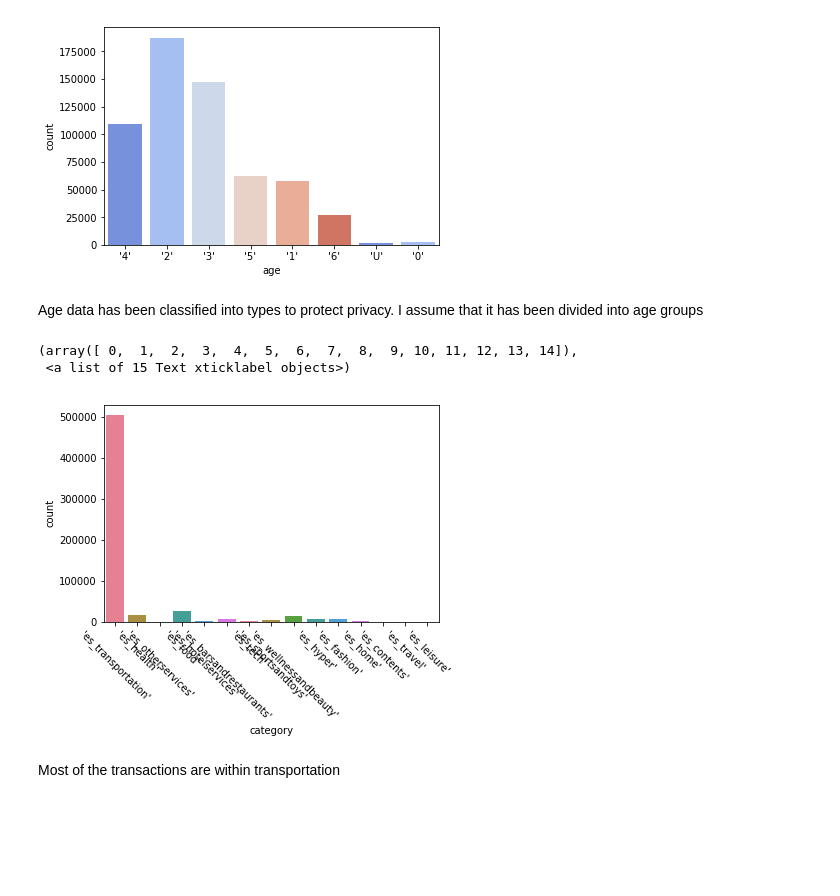
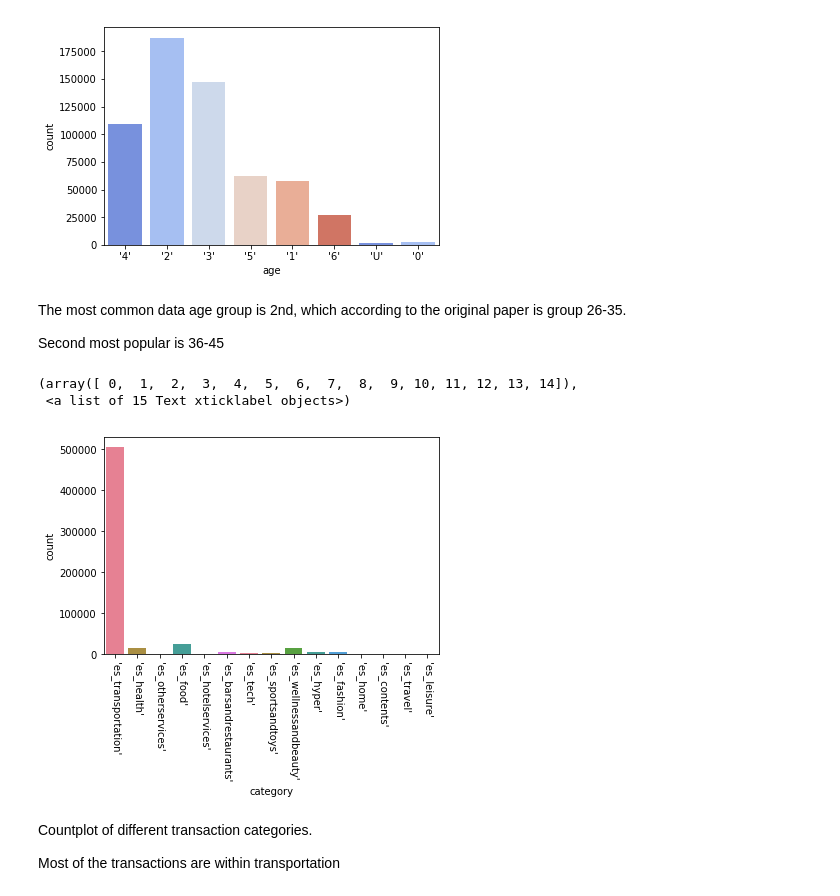
Before and after one commit to bew030/credit-card-fraud-detection-, a Jupyter notebook: Victoria_exploration.ipynb, the cells around one changed output. Drawn from its saved outputs; the diff is of its cells as text; code cells hidden in the pictures; blank space fills up the shorter version.

```diff
--- a/Victoria_exploration.ipynb
+++ b/Victoria_exploration.ipynb
@@ -75,14 +81,18 @@ sns.countplot(x='age', data=df, palette=sns.color_palette("coolwarm"))
 # %% [output]
 <matplotlib.axes._subplots.AxesSubplot at 0x...>
 [figure]
-# %% [markdown]
-Age data has been classified into types to protect privacy. I assume that it has been divided into age groups
+# %% [markdown]
+The most common data age group is 2nd, which according to the original paper is group 26-35.
+
+Second most popular is 36-45
 # %%
 sns.countplot(x='category', data=df, palette=sns.color_palette("husl"))
-plt.xticks(rotation=-45)
+plt.xticks(rotation=-90)
 # %% [output]
 (array([ 0,  1,  2,  3,  4,  5,  6,  7,  8,  9, 10, 11, 12, 13, 14]),
  <a list of 15 Text xticklabel objects>)
-[figure, old version]
+[figure, new version]
 # %% [markdown]
+Countplot of different transaction categories.
+
 Most of the transactions are within transportation
```
Also changed, not shown: parts of 18 cells of this notebook, 5 other files.
